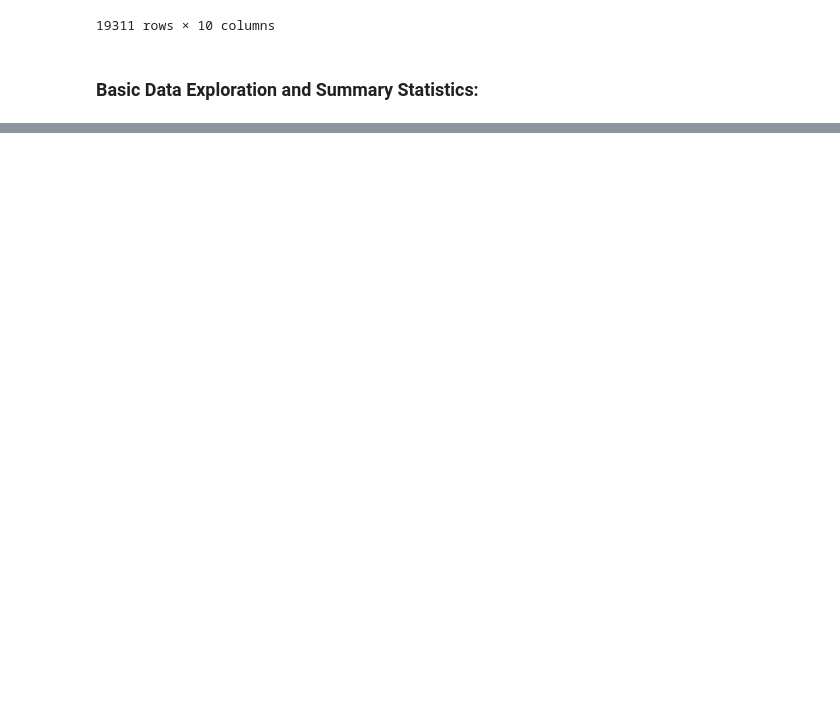
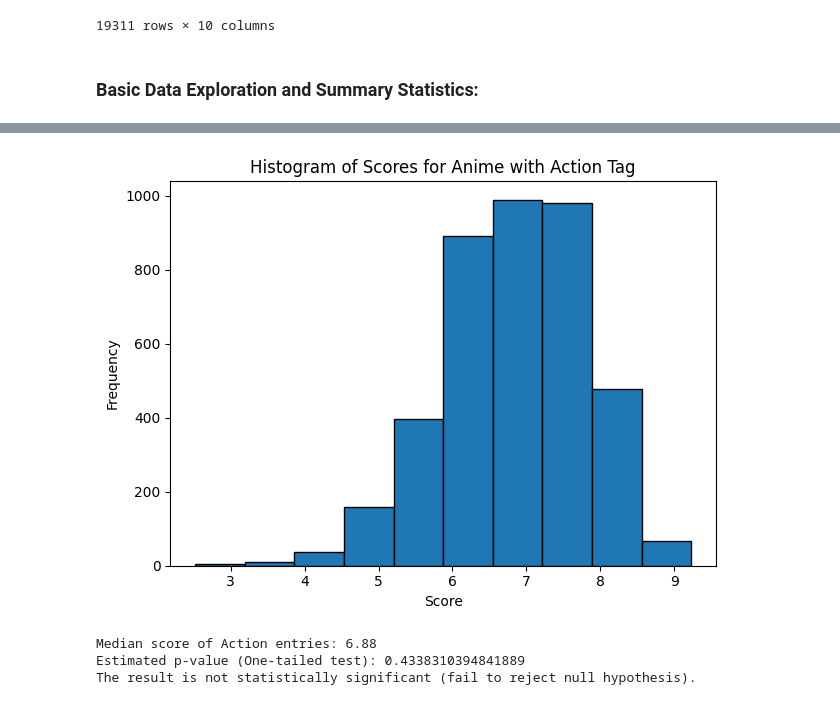
Before and after one commit to ChuckVisuals/CMSC320_Final, a Jupyter notebook: data.ipynb, the cells around one changed output, grey strips where cells are left out. Drawn from its saved outputs; the diff is of its cells as text; code cells hidden in the pictures; blank space fills up the shorter version.

```diff
--- a/data.ipynb
+++ b/data.ipynb
@@ -43,0 +39,25 @@ HA:
+# %%
+action_entries = df[df['genre'].apply(lambda x: 'Action' in x)]
+mean = action_entries['score'].mean()
+std_dev = action_entries['score'].std()
+plt.hist(action_entries['score'], bins=10, edgecolor='black')
+plt.xlabel('Score')
+plt.ylabel('Frequency')
+plt.title('Histogram of Scores for Anime with Action Tag')
+plt.tight_layout()
+plt.show()
+median_score = action_entries['score'].median()
+print("Median score of Action entries:", median_score)
+score_value = 7
+z_score = (score_value - mean) / std_dev
+p_value = 1 - scipy.stats.norm.cdf(z_score)
+print("Estimated p-value (One-tailed test):", p_value)
+if p_value < 0.05:
+    print("The result is statistically significant (reject null hypothesis).")
+else:
+    print("The result is not statistically significant (fail to reject null hypothesis).")
+# %% [output]
+[figure, added]
+Median score of Action entries: 6.88
+Estimated p-value (One-tailed test): 0.4338310394841889
+The result is not statistically significant (fail to reject null hypothesis).
```
Also changed, not shown: parts of 12 cells of this notebook.
